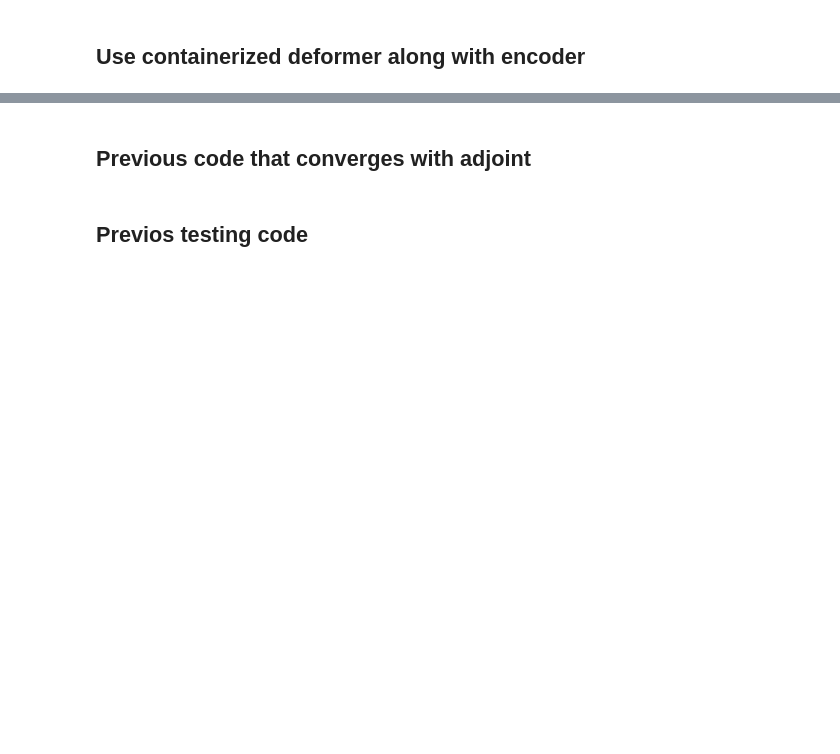
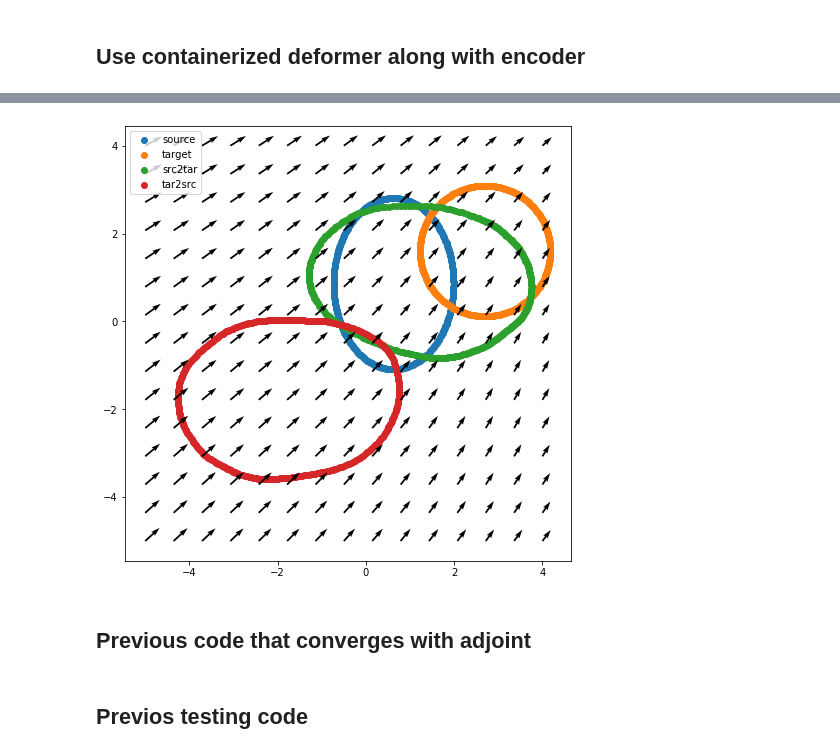
Before and after one commit to maxjiang93/ShapeFlow, a Jupyter notebook: minimal_2d_example.ipynb, the cells around one changed output, grey strips where cells are left out. Drawn from its saved outputs; the diff is of its cells as text; code cells hidden in the pictures; blank space fills up the shorter version.

```diff
--- a/minimal_2d_example.ipynb
+++ b/minimal_2d_example.ipynb
@@ -274,13 +301,13 @@ for vi, vj in demo_loader:
 # %% [markdown]
 ## Use containerized deformer along with encoder
 # %%
-optim_with_adjoint_gradient = True
-method = 'dopri5'
+optim_with_adjoint_gradient = False
+method = 'rk4'
 
 device = torch.device('cuda')
 
-latent_size = 32
-encoder = PointNetEncoder(nf=32, in_features=3, out_features=latent_size, dropout_prob=0.0, norm_type='none', nonlinearity='relu')
+latent_size = 128
+encoder = PointNetEncoder(nf=64, in_features=3, out_features=latent_size, dropout_prob=0.0, norm_type='none', nonlinearity='relu')
 deformer = NeuralFlowDeformer(dim=2, latent_size=latent_size, f_nlayers=6, f_width=64, s_nlayers=4, s_width=32, method=method, nonlinearity='leakyrelu', arch='imnet',
                               adjoint=optim_with_adjoint_gradient, rtol=1e-4, conformal=False)
 
@@ -319,7 +346,10 @@ for i in range(100): # train for 100 epochs
         l_tar_ = torch.cat([l_tar, l_src], dim=0)
 
         # okay to batch. not okay to call deformer twice (somehow breaks the gradients from adjoint solver)
-        x_s2t = deformer(x_src_, l_src_, l_tar_)
+#         x_s2t = deformer(x_src_, l_src_, l_tar_)
+        # try hub and spokes model
+        x_000 = deformer(x_src_, l_src_, torch.zeros_like(l_src_))
+        x_s2t = deformer(x_000,  torch.zeros_like(l_src_), l_tar_)
 
         _, _, dist_s2t = chamfer_dist(x_s2t, x_tar_)
 #         dist_s2t = torch.norm(x_tar_ - x_s2t, dim=-1)
@@ -330,6 +360,6 @@ for i in range(100): # train for 100 epochs
 
         optim.step()
 
-        if step % 10 == 0:
-            print("Iter {:3d} Loss {:3f} Beta {:3f}".format(step, loss.item(), deformer.net.beta.item()))
+        if step % 25 == 0:
+            print("Iter {:3d} Loss {:3f}".format(step, loss.item()))
         step += 1
@@ -342,35 +391,37 @@ hs = int(s/2)
 x_s2t_ = x_s2t[:hs].detach().cpu().numpy()
 x_t2s_ = x_s2t[hs:].detach().cpu().numpy()
 
-idx = 5
+idx = 1
 
 plt.figure(figsize=(8,8))
 plt.scatter(x_src_[idx, :, 0], x_src_[idx, :, 1], label='source')
 plt.scatter(x_tar_[idx, :, 0], x_tar_[idx, :, 1], label='target')
 plt.scatter(x_s2t_[idx, :, 0], x_s2t_[idx, :, 1], label='src2tar')
 plt.scatter(x_t2s_[idx, :, 0], x_t2s_[idx, :, 1], label='tar2src')
 
 # n = x_src_.shape[1]
 # for i in range(n):
 #     plt.plot([x_src_[idx, i, 0], x_s2t_[idx, i, 0]], [x_src_[idx, i, 1], x_s2t_[idx, i, 1]], color='black')
 
 # visualize flow field
-t = 0.5
+t = 0
 r = 15
 l = torch.linspace(-5, 4, r)
 xy = torch.stack(torch.meshgrid(l, l), dim=-1)  # [50, 50, 2]
 xy = xy.reshape([1, -1, 2]).cuda()
 
 deformer.net.update_latents(l_src[idx:idx+1], l_tar[idx:idx+1])
 v = deformer.net(t, xy).detach().cpu().numpy()
 # plt.figure(figsize=(8, 8))
 xy = xy.detach().cpu().numpy()
 plt.quiver(xy[0, :, 0], xy[0, :, 1], v[0, :, 0], v[0, :, 1])
 # plt.show()
 
 plt.axis('equal')
 plt.legend()
 plt.show()
+# %% [output]
+[figure, added]
 # %% [markdown]
 ## Previous code that converges with adjoint
 # %%
```
Also changed, not shown: parts of 8 cells of this notebook, 2 other files.
